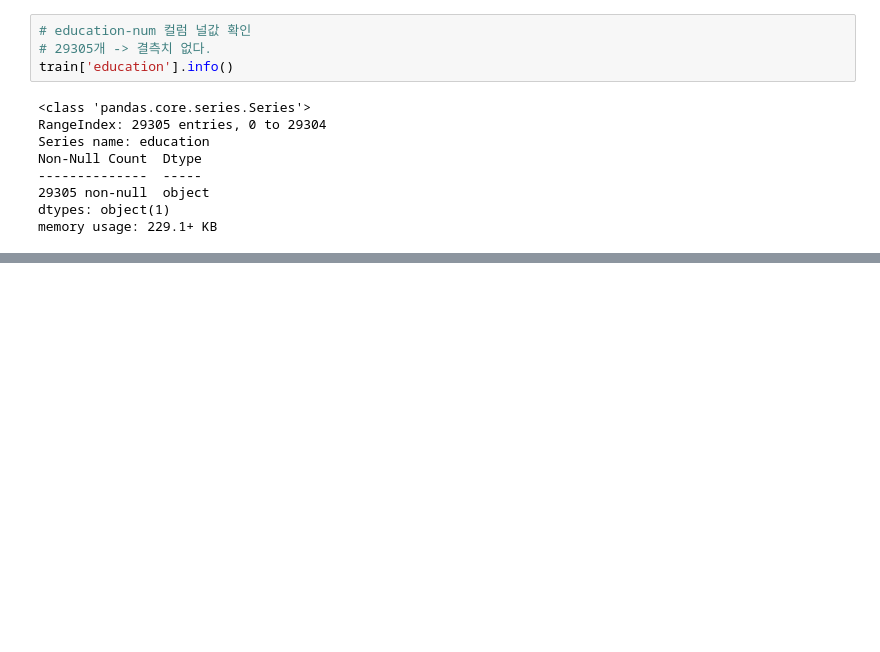
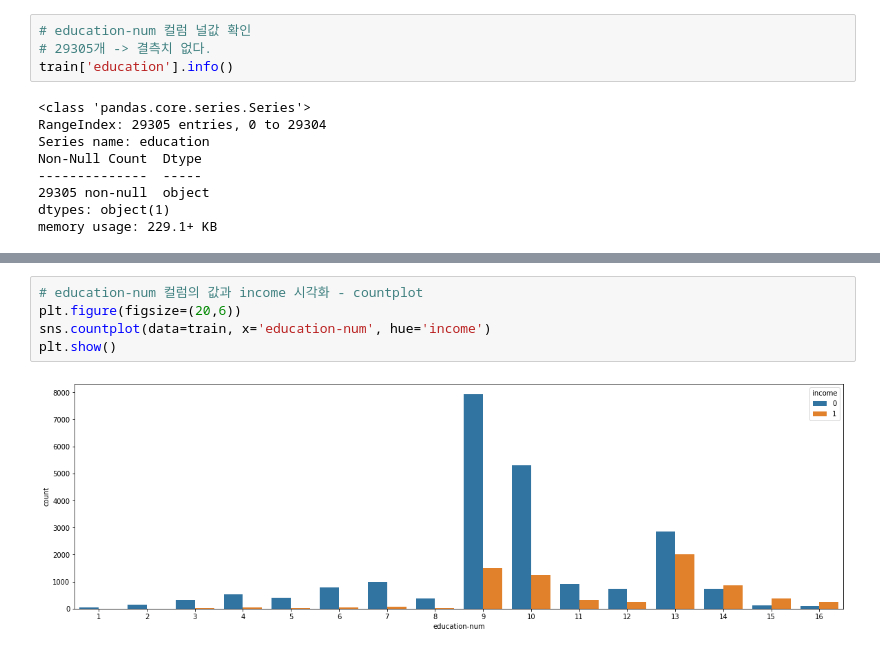
Before and after one commit to rlgus3351/Machine_Learning, a Jupyter notebook: kaggle/23_04_28/model.ipynb, the cells around one changed output, grey strips where cells are left out. Drawn from its saved outputs; the diff is of its cells as text; blank space fills up the shorter version.

```diff
--- a/kaggle/23_04_28/model.ipynb
+++ b/kaggle/23_04_28/model.ipynb
@@ -395,0 +420,7 @@ memory usage: 229.1+ KB
+# %%
+# education-num 컬럼의 값과 income 시각화 - countplot
+plt.figure(figsize=(20,6))
+sns.countplot(data=train, x='education-num', hue='income')
+plt.show()
+# %% [output]
+[figure, added]
```
Also changed, not shown: parts of 52 cells of this notebook.
